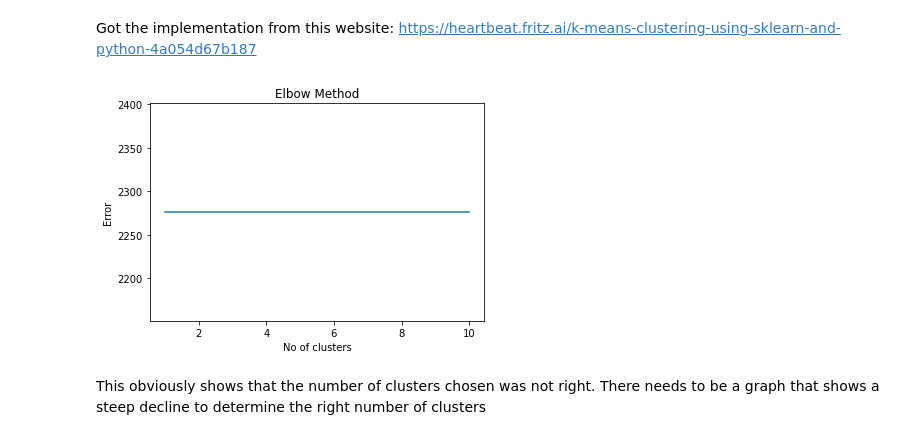
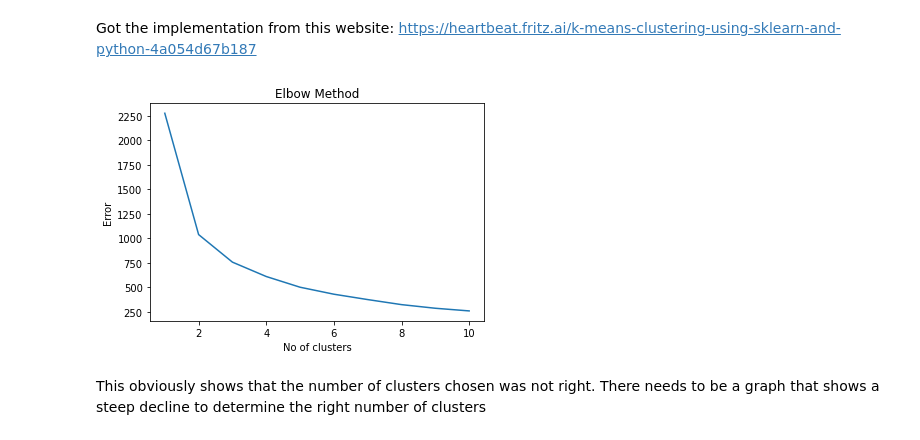
Before and after one commit to apd2599/Training_2021_CIRCUIT, a Jupyter notebook: Scikit-Learn_Dataset/Clustering_Breast_Cancer.ipynb, the cells around one changed output. Drawn from its saved outputs; the diff is of its cells as text; code cells hidden in the pictures.

Commit message:
started working on clustering breast cancer

```diff
--- a/Scikit-Learn_Dataset/Clustering_Breast_Cancer.ipynb
+++ b/Scikit-Learn_Dataset/Clustering_Breast_Cancer.ipynb
@@ -103,16 +105,16 @@ Got the implementation from this website: https://heartbeat.fritz.ai/k-means-clu
 # %%
 Error = []
 for i in range(1, 11):
-    kmeans = KMeans(n_clusters=1).fit(x)
+    kmeans = KMeans(n_clusters=i).fit(x)
     kmeans.fit(x)
     Error.append(kmeans.inertia_)
 plt.plot(range(1, 11), Error)
 plt.title('Elbow Method')
 plt.xlabel('No of clusters')
 plt.ylabel('Error')
 plt.show()
 # %% [output]
-[figure, old version]
+[figure, new version]
 # %% [markdown]
 This obviously shows that the number of clusters chosen was not right. There needs to be a graph that shows a steep decline to determine the right number of clusters
 # %% [markdown]
```
Also changed, not shown: parts of 15 cells of this notebook, 1 other file.
